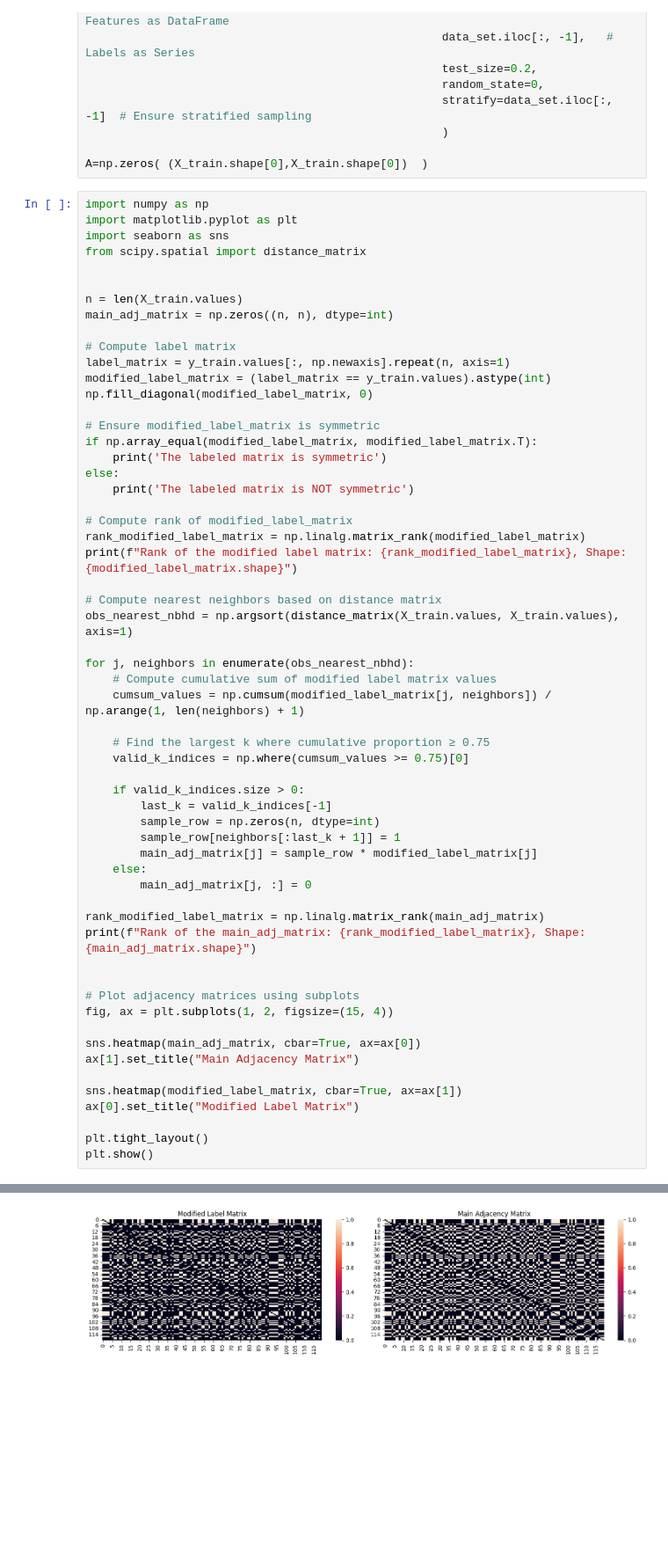
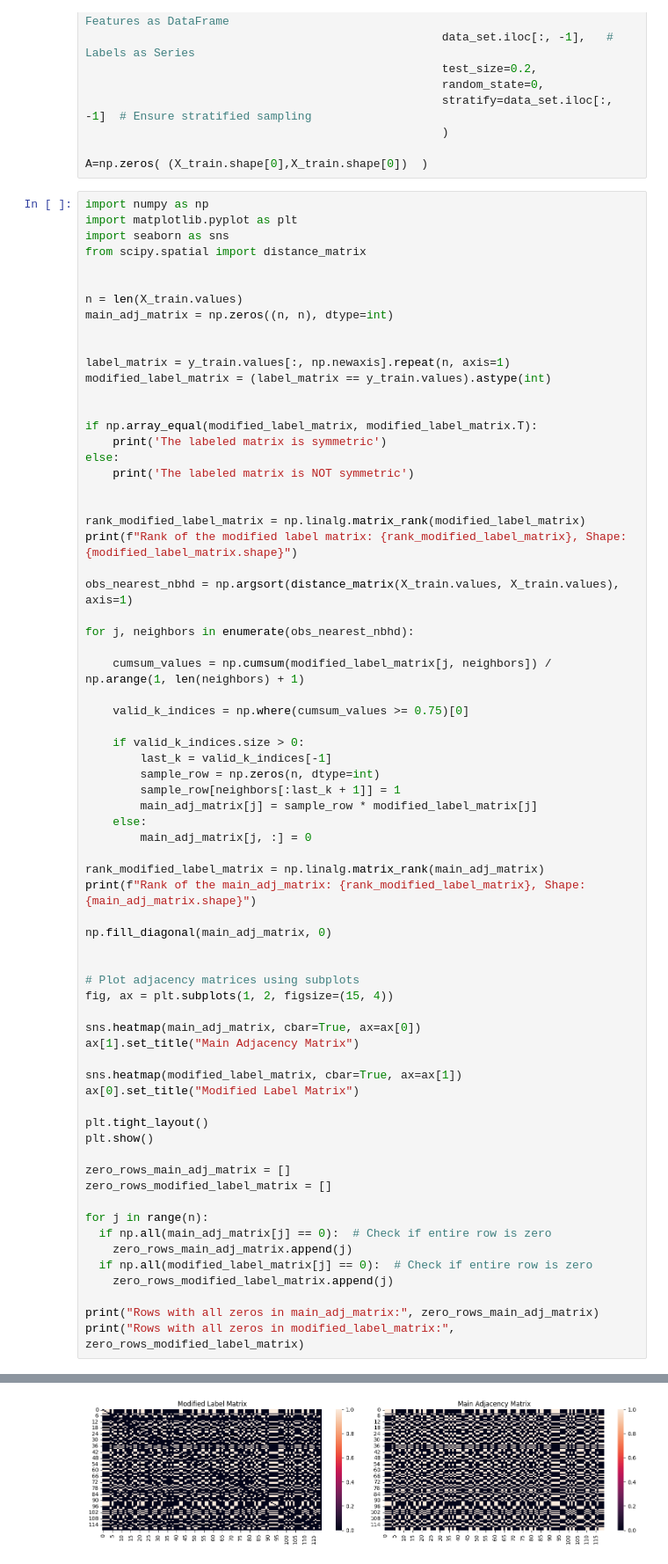
Before and after one commit to alibagheribardi/Erdos_Project, a Jupyter notebook: Graph_ID.ipynb, the cells around one changed output, grey strips where cells are left out. Shown at 88% size. Drawn from its saved outputs; the diff is of its cells as text; blank space fills up the shorter version.

```diff
--- a/Graph_ID.ipynb
+++ b/Graph_ID.ipynb
@@ -325,29 +325,26 @@ from scipy.spatial import distance_matrix
 n = len(X_train.values)
 main_adj_matrix = np.zeros((n, n), dtype=int)
 
-# Compute label matrix
+
 label_matrix = y_train.values[:, np.newaxis].repeat(n, axis=1)
 modified_label_matrix = (label_matrix == y_train.values).astype(int)
-np.fill_diagonal(modified_label_matrix, 0)
 
-# Ensure modified_label_matrix is symmetric
+
 if np.array_equal(modified_label_matrix, modified_label_matrix.T):
     print('The labeled matrix is symmetric')
 else:
     print('The labeled matrix is NOT symmetric')
 
-# Compute rank of modified_label_matrix
+
 rank_modified_label_matrix = np.linalg.matrix_rank(modified_label_matrix)
 print(f"Rank of the modified label matrix: {rank_modified_label_matrix}, Shape: {modified_label_matrix.shape}")
 
-# Compute nearest neighbors based on distance matrix
 obs_nearest_nbhd = np.argsort(distance_matrix(X_train.values, X_train.values), axis=1)
 
 for j, neighbors in enumerate(obs_nearest_nbhd):
-    # Compute cumulative sum of modified label matrix values
+
     cumsum_values = np.cumsum(modified_label_matrix[j, neighbors]) / np.arange(1, len(neighbors) + 1)
 
-    # Find the largest k where cumulative proportion ≥ 0.75
     valid_k_indices = np.where(cumsum_values >= 0.75)[0]
 
     if valid_k_indices.size > 0:
@@ -361,6 +358,8 @@ for j, neighbors in enumerate(obs_nearest_nbhd):
 rank_modified_label_matrix = np.linalg.matrix_rank(main_adj_matrix)
 print(f"Rank of the main_adj_matrix: {rank_modified_label_matrix}, Shape: {main_adj_matrix.shape}")
 
+np.fill_diagonal(main_adj_matrix, 0)
+
 
 # Plot adjacency matrices using subplots
 fig, ax = plt.subplots(1, 2, figsize=(15, 4))
@@ -373,5 +372,17 @@ ax[0].set_title("Modified Label Matrix")
 
 plt.tight_layout()
 plt.show()
+
+zero_rows_main_adj_matrix = []
+zero_rows_modified_label_matrix = []
+
+for j in range(n):
+  if np.all(main_adj_matrix[j] == 0):  # Check if entire row is zero
+    zero_rows_main_adj_matrix.append(j)
+  if np.all(modified_label_matrix[j] == 0):  # Check if entire row is zero
+    zero_rows_modified_label_matrix.append(j)
+
+print("Rows with all zeros in main_adj_matrix:", zero_rows_main_adj_matrix)
+print("Rows with all zeros in modified_label_matrix:", zero_rows_modified_label_matrix)
 # %% [output]
 The labeled matrix is symmetric
@@ -380 +391 @@ Rank of the main_adj_matrix: 112, Shape: (120, 120)
-[figure, old version]
+[figure, new version]
```
Also changed, not shown: parts of 3 cells of this notebook.
